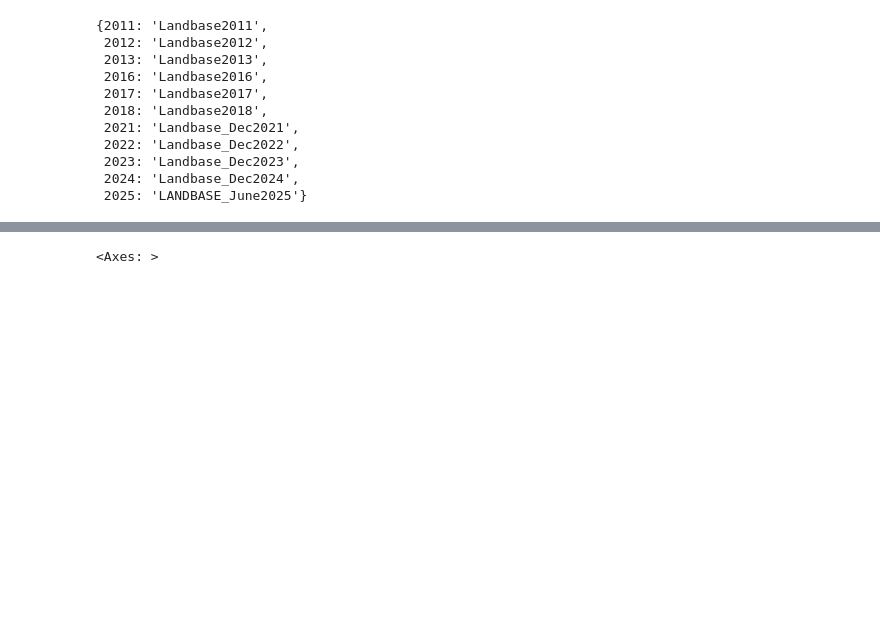
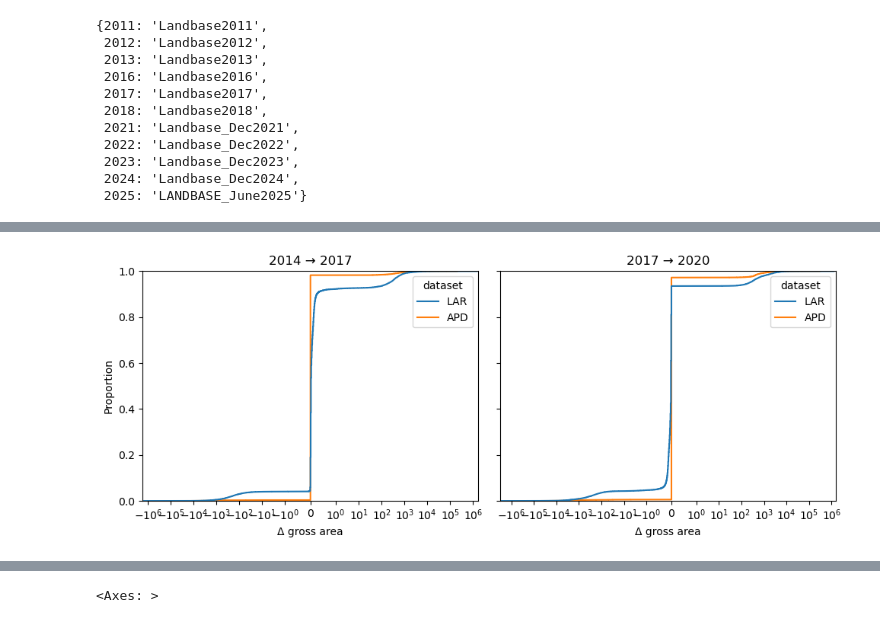
Before and after one commit to AdamSwietek/Hidden_Housing, a Jupyter notebook: notebooks/eda/explore_parcels.ipynb, the cells around one changed output, grey strips where cells are left out. Saved outputs shown, nothing was run; the diff lists cells and outputs as text; code cells hidden in the pictures; blank space fills up the shorter version.

```diff
--- a/notebooks/eda/explore_parcels.ipynb
+++ b/notebooks/eda/explore_parcels.ipynb
@@ -225,3 +376,7 @@ ValueError: Cannot register "REGISTER","rtype":"semlock","base64_name" for autom
+# %%
+plot_diff_ecdf('shape.floorarea.sum', 'parcels.SQFTmain')
+# %% [output]
+[figure, added]
 # %%
 import seaborn as sns
 import matplotlib.pyplot as plt
```
Also changed, not shown: parts of 13 cells of this notebook, 1 other file.
